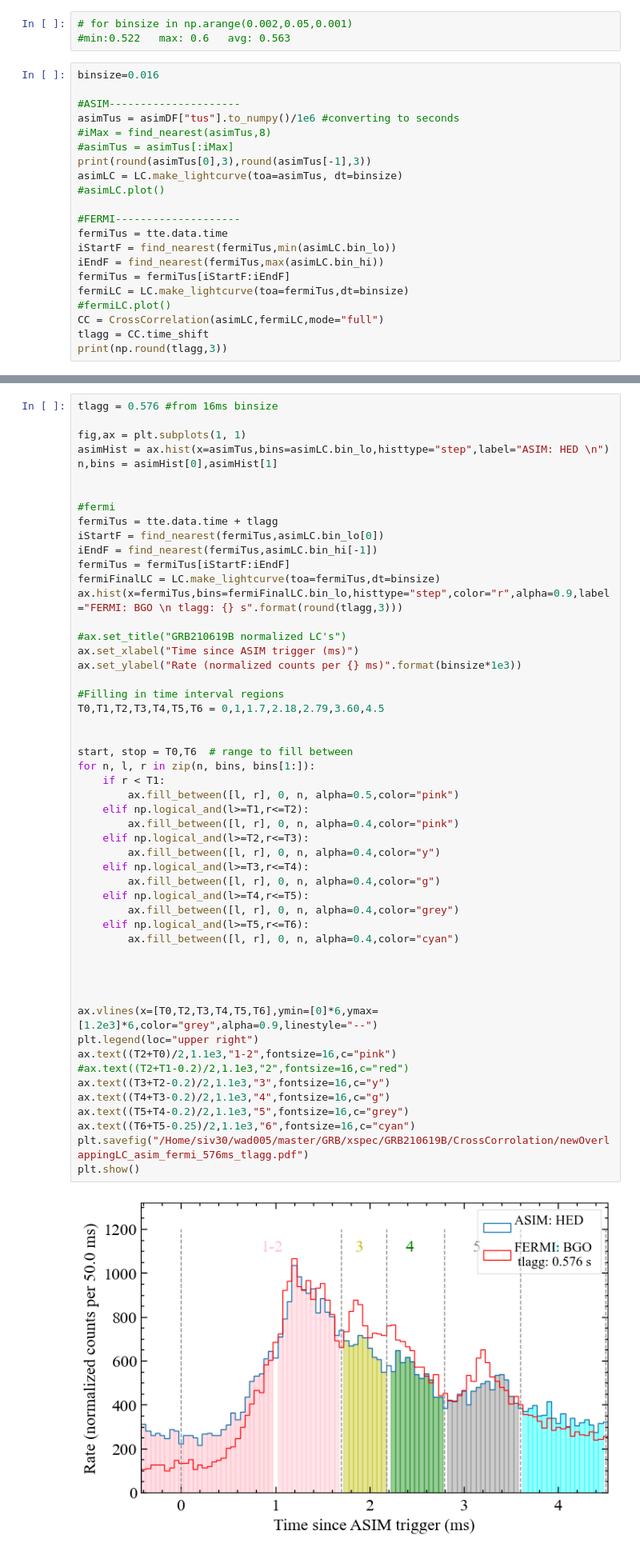
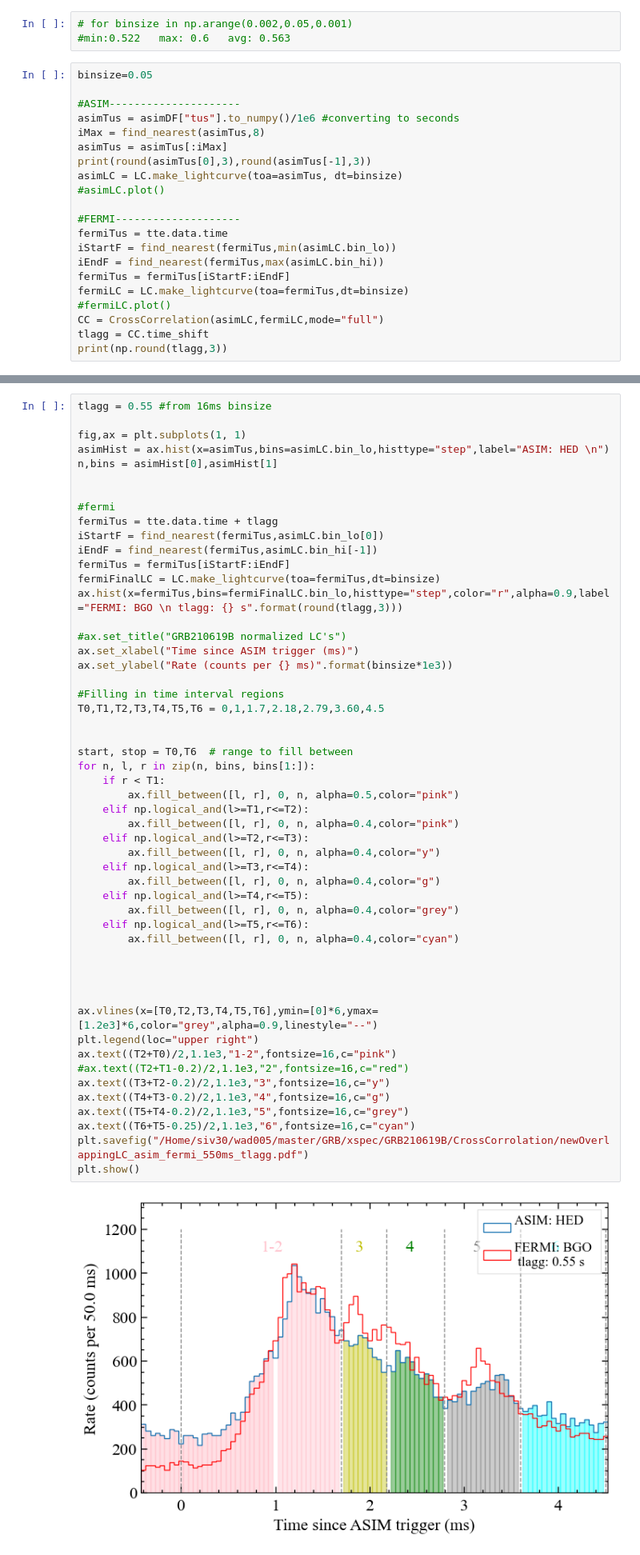
Before and after one commit to AndreasRamsli/GRB, a Jupyter notebook: xspec/FERMI/GRB210619B/GRB210619B_extract_files.ipynb, the cells around one changed output, grey strips where cells are left out. Shown at 80% size. Saved outputs shown, nothing was run; the diff lists cells and outputs as text.

Commit message:
changed ylabel

```diff
--- a/xspec/FERMI/GRB210619B/GRB210619B_extract_files.ipynb
+++ b/xspec/FERMI/GRB210619B/GRB210619B_extract_files.ipynb
@@ -236,12 +236,12 @@ tus array OK ...
 # for binsize in np.arange(0.002,0.05,0.001)
 #min:0.522   max: 0.6   avg: 0.563
 # %%
-binsize=0.016
+binsize=0.05
 
 #ASIM---------------------
 asimTus = asimDF["tus"].to_numpy()/1e6 #converting to seconds
-#iMax = find_nearest(asimTus,8)
-#asimTus = asimTus[:iMax]
+iMax = find_nearest(asimTus,8)
+asimTus = asimTus[:iMax]
 print(round(asimTus[0],3),round(asimTus[-1],3))
 asimLC = LC.make_lightcurve(toa=asimTus, dt=binsize)
 #asimLC.plot()
@@ -277,7 +277,7 @@ plt.show()
 0.55
 [figure]
 # %%
-tlagg = 0.576 #from 16ms binsize
+tlagg = 0.55 #from 16ms binsize
 
 fig,ax = plt.subplots(1, 1)
 asimHist = ax.hist(x=asimTus,bins=asimLC.bin_lo,histtype="step",label="ASIM: HED \n")
@@ -294,42 +294,42 @@ ax.hist(x=fermiTus,bins=fermiFinalLC.bin_lo,histtype="step",color="r",alpha=0.9,
 
 #ax.set_title("GRB210619B normalized LC's")
 ax.set_xlabel("Time since ASIM trigger (ms)")
-ax.set_ylabel("Rate (normalized counts per {} ms)".format(binsize*1e3))
+ax.set_ylabel("Rate (counts per {} ms)".format(binsize*1e3))
 
 #Filling in time interval regions
 T0,T1,T2,T3,T4,T5,T6 = 0,1,1.7,2.18,2.79,3.60,4.5
 
 
 start, stop = T0,T6  # range to fill between
 for n, l, r in zip(n, bins, bins[1:]):
     if r < T1:
         ax.fill_between([l, r], 0, n, alpha=0.5,color="pink")
     elif np.logical_and(l>=T1,r<=T2):
         ax.fill_between([l, r], 0, n, alpha=0.4,color="pink")
     elif np.logical_and(l>=T2,r<=T3):
         ax.fill_between([l, r], 0, n, alpha=0.4,color="y")
     elif np.logical_and(l>=T3,r<=T4):
         ax.fill_between([l, r], 0, n, alpha=0.4,color="g")
     elif np.logical_and(l>=T4,r<=T5):
         ax.fill_between([l, r], 0, n, alpha=0.4,color="grey")
     elif np.logical_and(l>=T5,r<=T6):
         ax.fill_between([l, r], 0, n, alpha=0.4,color="cyan")
 
 
 
 
 ax.vlines(x=[T0,T2,T3,T4,T5,T6],ymin=[0]*6,ymax=[1.2e3]*6,color="grey",alpha=0.9,linestyle="--")
 plt.legend(loc="upper right")
 ax.text((T2+T0)/2,1.1e3,"1-2",fontsize=16,c="pink")
 #ax.text((T2+T1-0.2)/2,1.1e3,"2",fontsize=16,c="red")
 ax.text((T3+T2-0.2)/2,1.1e3,"3",fontsize=16,c="y")
 ax.text((T4+T3-0.2)/2,1.1e3,"4",fontsize=16,c="g")
 ax.text((T5+T4-0.2)/2,1.1e3,"5",fontsize=16,c="grey")
 ax.text((T6+T5-0.25)/2,1.1e3,"6",fontsize=16,c="cyan")
-plt.savefig("/Home/siv30/wad005/master/GRB/xspec/GRB210619B/CrossCorrolation/newOverlappingLC_asim_fermi_576ms_tlagg.pdf")
+plt.savefig("/Home/siv30/wad005/master/GRB/xspec/GRB210619B/CrossCorrolation/newOverlappingLC_asim_fermi_550ms_tlagg.pdf")
 plt.show()
 # %% [output]
-[figure, old version]
+[figure, new version]
 # %%
 for tlagg in np.arange(0.48,0.7,0.005):
 
```
Also changed, not shown: parts of 1 cell of this notebook, 6 other files.
